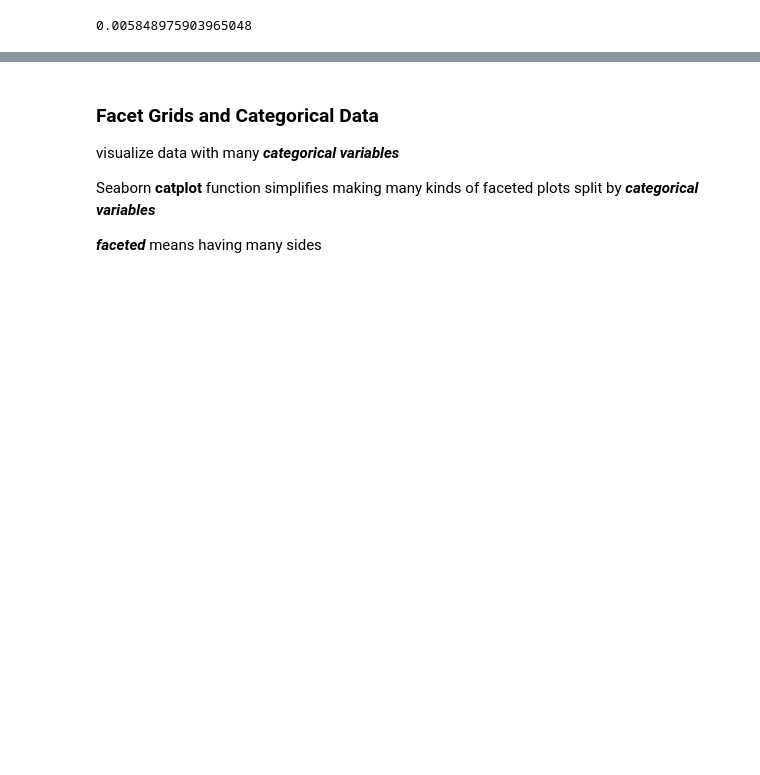
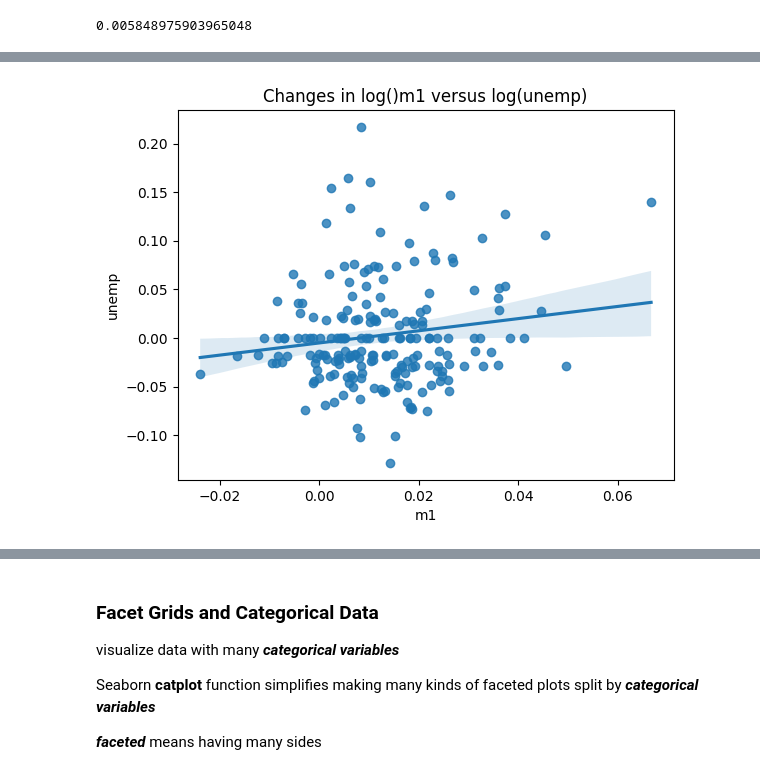
Before and after one commit to Kamarul891212/STQD6014_Data_Science_P132829, a Jupyter notebook: P132829_Week11_Matplotlib_20231220_WC.ipynb, the cells around one changed output, grey strips where cells are left out. Saved outputs shown, nothing was run; the diff lists cells and outputs as text; code cells hidden in the pictures; blank space fills up the shorter version.

```diff
--- a/P132829_Week11_Matplotlib_20231220_WC.ipynb
+++ b/P132829_Week11_Matplotlib_20231220_WC.ipynb
@@ -569,3 +559,9 @@ np.log(29.150)-np.log(28.980)
+# %%
+# Plot the regression plot
+fig = sns.regplot(x = "m1", y = "unemp", data = trans_dat)
+fig.set(title = "Changes in log()m1 versus log(unemp)");
+# %% [output]
+[figure, added]
 # %%
 # kde = kernel density estimate - another name for density plot
 # estimate of the continuous probability distribution
```
Also changed, not shown: parts of 13 cells of this notebook.
